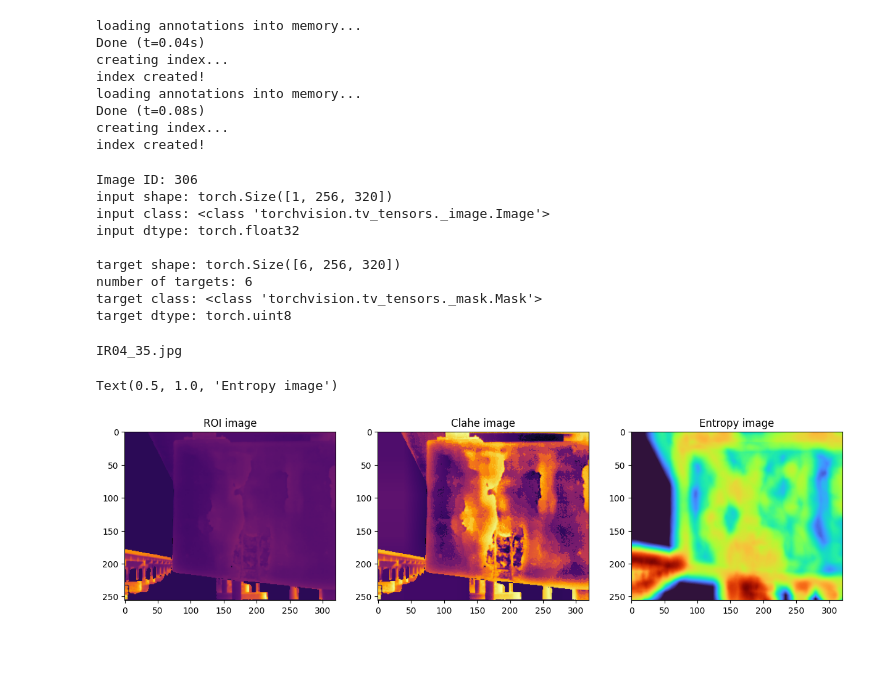
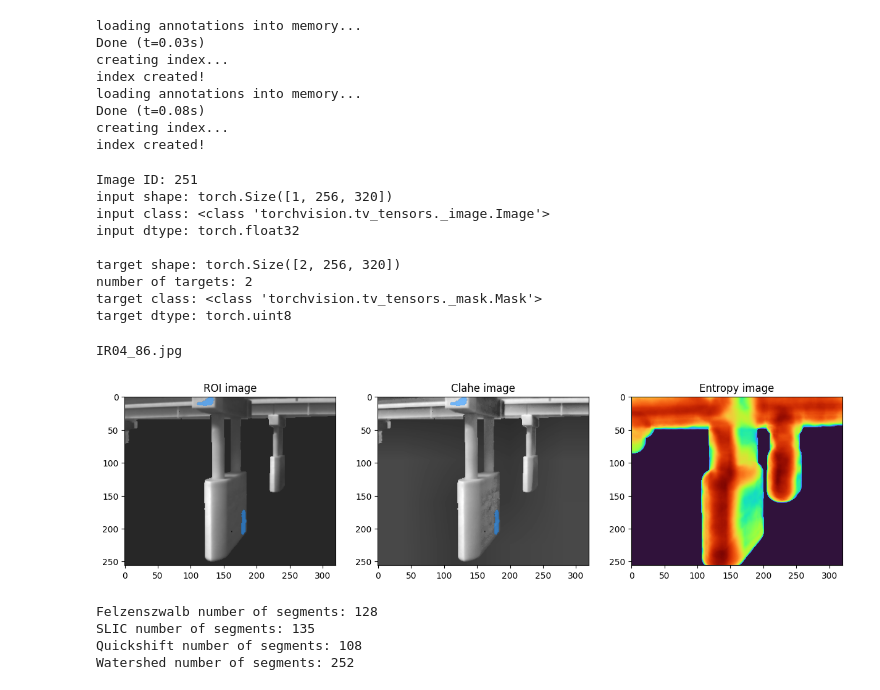
Before and after one commit to gramos93/mercury-duckling, a Jupyter notebook: notebooks/colormaps_example.ipynb, the cells around one changed output. Saved outputs shown, nothing was run; the diff lists cells and outputs as text; code cells hidden in the pictures; blank space fills up the shorter version.

Commit message:
merge from zephyrus branch

```diff
--- a/notebooks/colormaps_example.ipynb
+++ b/notebooks/colormaps_example.ipynb
@@ -40,7 +46,7 @@ transforms = v2.Compose(
         v2.ToDtype({tv_tensors.Image: torch.float32, "others": None}, scale=False),
     ]
 )
-root="../../data/merged_dataset_delam_thm"
+root="../data/merged_dataset_delam_thm"
 dataset = ThermalDataset(
     root=root,
     annFile=os.path.join(root, "annotations/delamination.json"),
@@ -52,7 +58,7 @@ dataset = wrap_dataset_for_transforms_v2(
     dataset,
     target_keys=["masks", "labels", "boxes", "image_id"]
 )
-root="../../data/merged_dataset_concrete"
+root="../data/merged_dataset_concrete"
 dataset_concrete = CocoDetection(
     root=root,
     annFile=os.path.join(root, "annotations/concrete.json"),
@@ -66,7 +72,7 @@ dataset_concrete = wrap_dataset_for_transforms_v2(
 )
 # %% [output]
 loading annotations into memory...
-Done (t=0.04s)
+Done (t=0.03s)
 creating index...
 index created!
 loading annotations into memory...
@@ -74,7 +80,7 @@ Done (t=0.08s)
 creating index...
 index created!
 # %%
-idx = 305
+idx = 250
 input, target = dataset[idx]
 print("Image ID:", target["image_id"])
 print(
@@ -89,13 +95,13 @@ print(
     "\ntarget dtype:", target["masks"].dtype
 )
 # %% [output]
-Image ID: 306
+Image ID: 251
 input shape: torch.Size([1, 256, 320])
 input class: <class 'torchvision.tv_tensors._image.Image'>
 input dtype: torch.float32
 
-target shape: torch.Size([6, 256, 320])
-number of targets: 6
+target shape: torch.Size([2, 256, 320])
+number of targets: 2
 target class: <class 'torchvision.tv_tensors._mask.Mask'>
 target dtype: torch.uint8
 # %%
@@ -109,11 +115,11 @@ file_name = dataset.coco.imgs[idx + 1]["file_name"]
 print(file_name)
 vis_input, vis_target = dataset_concrete[get_visible(file_name, dataset_concrete) - 1]
 # %% [output]
-IR04_35.jpg
+IR04_86.jpg
 # %%
 normalization = MinMaxNormalization()
 clahe_transform = Clahe()
-cmap_transform = Colormap(colormap="inferno")
+cmap_transform = Colormap(colormap="gray")
 
 input *= torch.tensor(vis_target["masks"].sum(dim=0).bool())
 input = tv_tensors.Image(input)
@@ -122,19 +128,25 @@ input_clahe = normalization(input)
 input_clahe = clahe_transform(input_clahe)
 input_clahe = cmap_transform(input_clahe)
 
-input  = cmap_transform(input)
+input_cmap  = cmap_transform(input)
 # %%
-pil_input = to_pil_image(input)
-entropy_img = entropy(np.array(pil_input.convert("L"), dtype=np.uint8), disk(16))
+pil_input_cmap = to_pil_image(input_cmap)
+entropy_img = entropy(
+    np.array(pil_input_cmap.convert("L"),dtype=np.uint8),
+    disk(16),
+    mask= vis_target["masks"].sum(dim=0).bool().numpy()
+)
 # %%
 fig, (ax0, ax1, ax2) = plt.subplots(nrows=1, ncols=3, figsize=(15, 10))
 
-img0 = ax0.imshow(to_pil_image(input), cmap=None)
+img0 = ax0.imshow(pil_input_cmap, cmap=None)
 ax0.set_title("ROI image")
 ax1.imshow(to_pil_image(input_clahe), cmap=None)
 ax1.set_title("Clahe image")
 ax2.imshow(entropy_img / entropy_img.max(), cmap='turbo')
 ax2.set_title("Entropy image")
+for ax in (ax0, ax1):
+    for mask in target["masks"]:
+        show_mask(mask.numpy(),ax, random_color=False)
 # %% [output]
-Text(0.5, 1.0, 'Entropy image')
-[figure, old version]
+[figure, new version]
@@ -140,0 +159,27 @@ Text(0.5, 1.0, 'Entropy image')
+# %%
+from skimage.filters import sobel
+from skimage.segmentation import felzenszwalb, slic, quickshift, watershed
+from skimage.segmentation import mark_boundaries
+
+input_clahe_rgb = input_clahe.permute(1, 2, 0).numpy()
+segments_fz = felzenszwalb(input_clahe_rgb, scale=200, sigma=0.5, min_size=100)
+segments_slic = slic(
+    input_clahe_rgb,
+    n_segments=150,
+    compactness=10,
+    sigma=1,
+    start_label=1
+)
+segments_quick = quickshift(input_clahe_rgb, kernel_size=3, max_dist=12, ratio=0.5)
+gradient = sobel(input_clahe_rgb[..., :1])
+segments_watershed = watershed(gradient, markers=250, compactness=0.001)
+
+print(f'Felzenszwalb number of segments: {len(np.unique(segments_fz))}')
+print(f'SLIC number of segments: {len(np.unique(segments_slic))}')
+print(f'Quickshift number of segments: {len(np.unique(segments_quick))}')
+print(f'Watershed number of segments: {len(np.unique(segments_watershed))}')
+# %% [output]
+Felzenszwalb number of segments: 128
+SLIC number of segments: 135
+Quickshift number of segments: 108
+Watershed number of segments: 252
```
Also changed, not shown: parts of 9 cells of this notebook, 6 other files.
